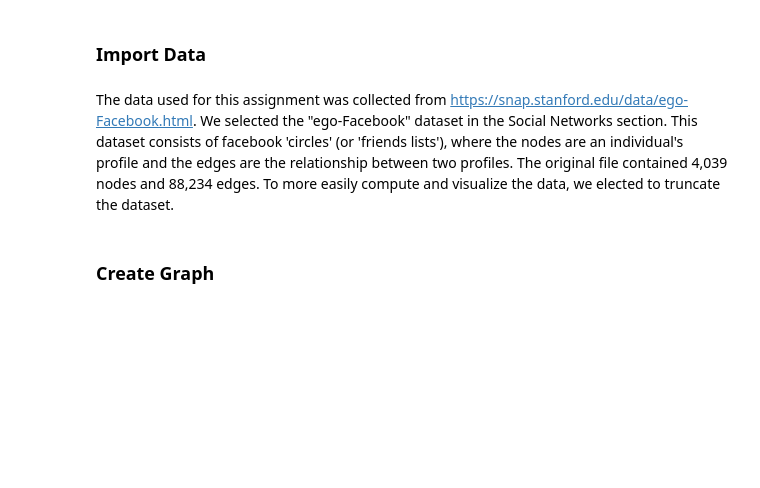
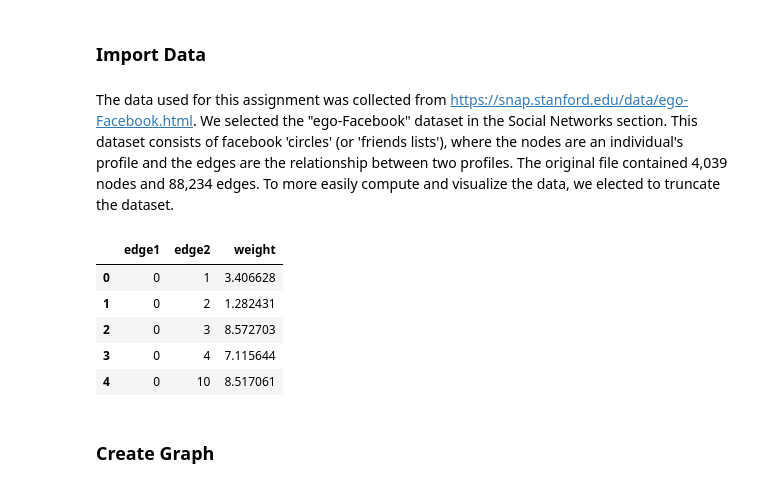
Before and after one commit to dsimband/DATA620_Group3, a Jupyter notebook: Week3_Assignment/DATA620_w3_GraphVisualization_Updated.ipynb, the cells around one changed output. Cells and saved outputs as stored; diff of their text form; code cells hidden in the pictures; blank space fills up the shorter version.

```diff
--- a/Week3_Assignment/DATA620_w3_GraphVisualization_Updated.ipynb
+++ b/Week3_Assignment/DATA620_w3_GraphVisualization_Updated.ipynb
@@ -20,11 +21,17 @@ import nxneo4j as neo
 # %% [markdown]
 The data used for this assignment was collected from https://snap.stanford.edu/data/ego-Facebook.html. We selected the "ego-Facebook" dataset in the Social Networks section. This dataset consists of facebook 'circles' (or 'friends lists'), where the nodes are an individual's profile and the edges are the relationship between two profiles. The original file contained 4,039 nodes and 88,234 edges. To more easily compute and visualize the data, we elected to truncate the dataset.
 # %%
-# Retrieve Data
-Data = open('data/facebook_combined_s.txt', "r")
+# Load data from github using pandas dataframe
 
-# initialize Graph
-Graphtype = nx.Graph()
+df = pd.read_csv('https://raw.githubusercontent.com/dsimband/DATA620_Group3/main/data/node_with_headers.csv')
+df.head(5)
+# %% [output]
+|  | edge1 | edge2 | weight |
+| 0 | 0 | 1 | 3.406628 |
+| 1 | 0 | 2 | 1.282431 |
+| 2 | 0 | 3 | 8.572703 |
+| 3 | 0 | 4 | 7.115644 |
+| 4 | 0 | 10 | 8.517061 |
 # %% [markdown]
 ### Create Graph
 # %%
```
Also changed, not shown: parts of 14 cells of this notebook.
